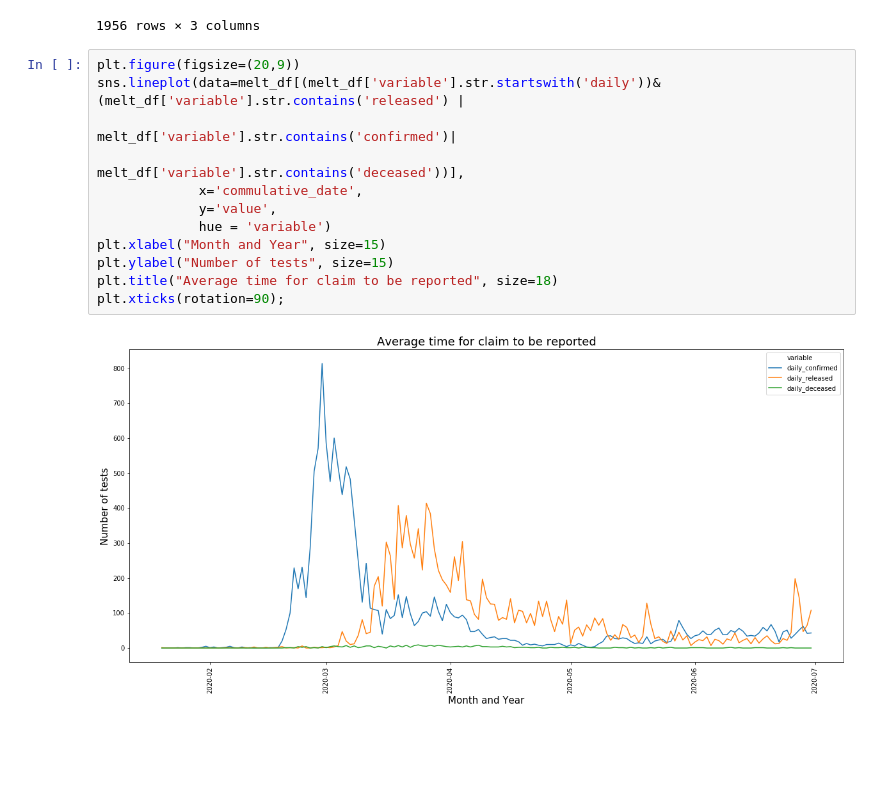
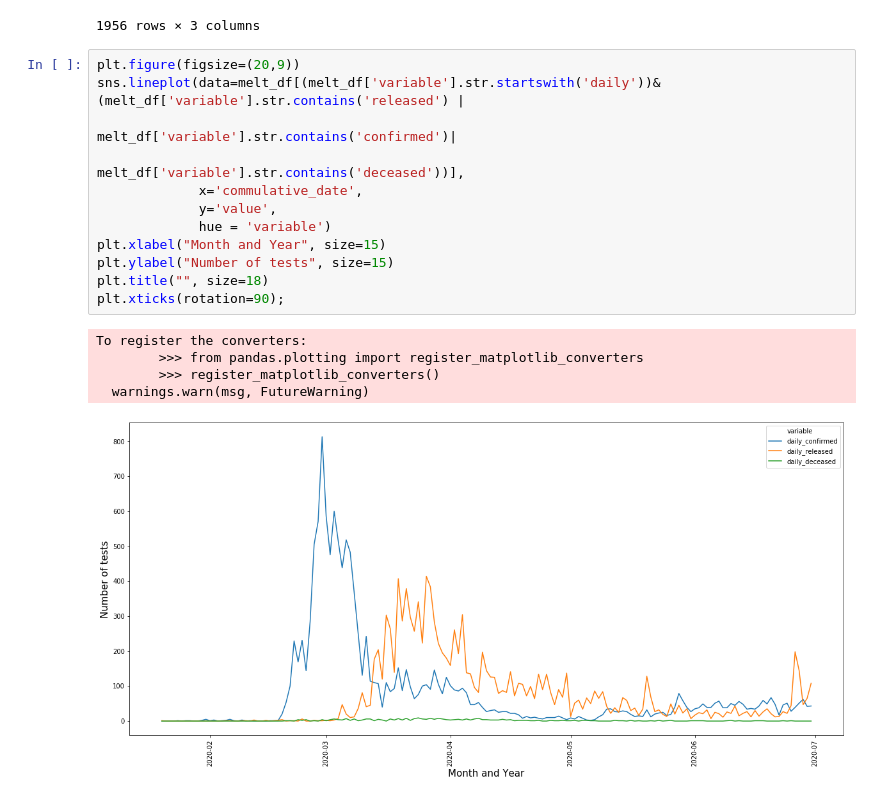
Before and after one commit to jschmit-ds/SIADS_591_Exam, a Jupyter notebook: Time_EDA.ipynb, the cells around one changed output. Cells and saved outputs as stored; diff of their text form; blank space fills up the shorter version.

```diff
--- a/Time_EDA.ipynb
+++ b/Time_EDA.ipynb
@@ -90,14 +90,18 @@ melt_df
 # %%
 plt.figure(figsize=(20,9))
 sns.lineplot(data=melt_df[(melt_df['variable'].str.startswith('daily'))& (melt_df['variable'].str.contains('released') |
                                                                           melt_df['variable'].str.contains('confirmed')|
                                                                           melt_df['variable'].str.contains('deceased'))],
              x='commulative_date',
              y='value',
              hue = 'variable')
 plt.xlabel("Month and Year", size=15)
 plt.ylabel("Number of tests", size=15)
-plt.title("Average time for claim to be reported", size=18)
+plt.title("", size=18)
 plt.xticks(rotation=90);
 # %% [output]
+To register the converters:
+        >>> from pandas.plotting import register_matplotlib_converters
+        >>> register_matplotlib_converters()
+  warnings.warn(msg, FutureWarning)
-[figure, old version]
+[figure, new version]
```
Also changed, not shown: parts of 1 cell of this notebook, 2 other files.
